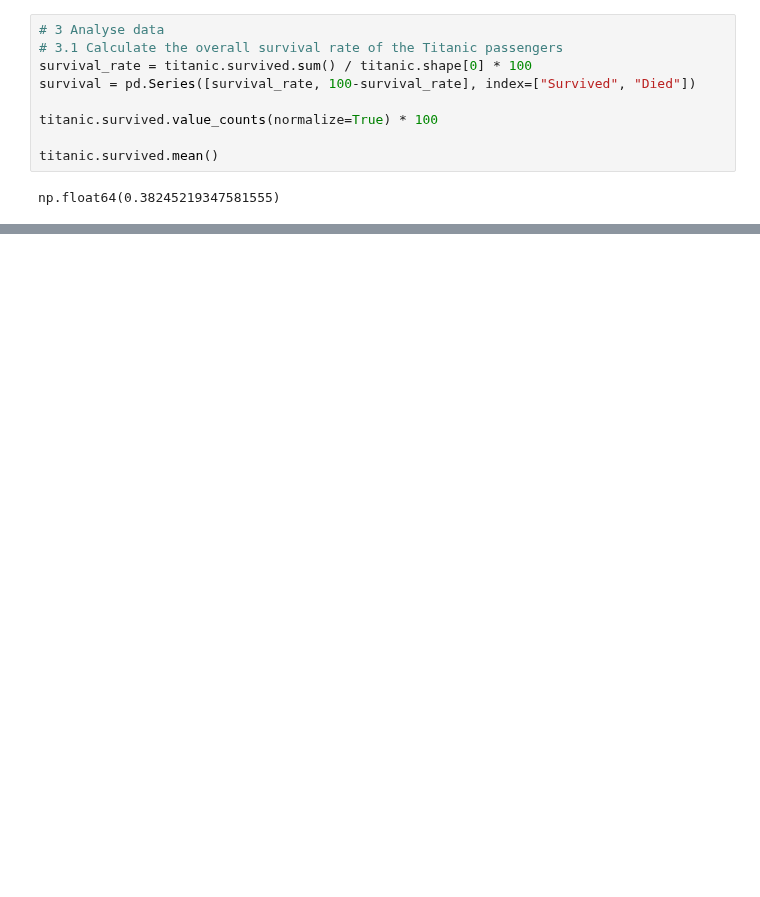
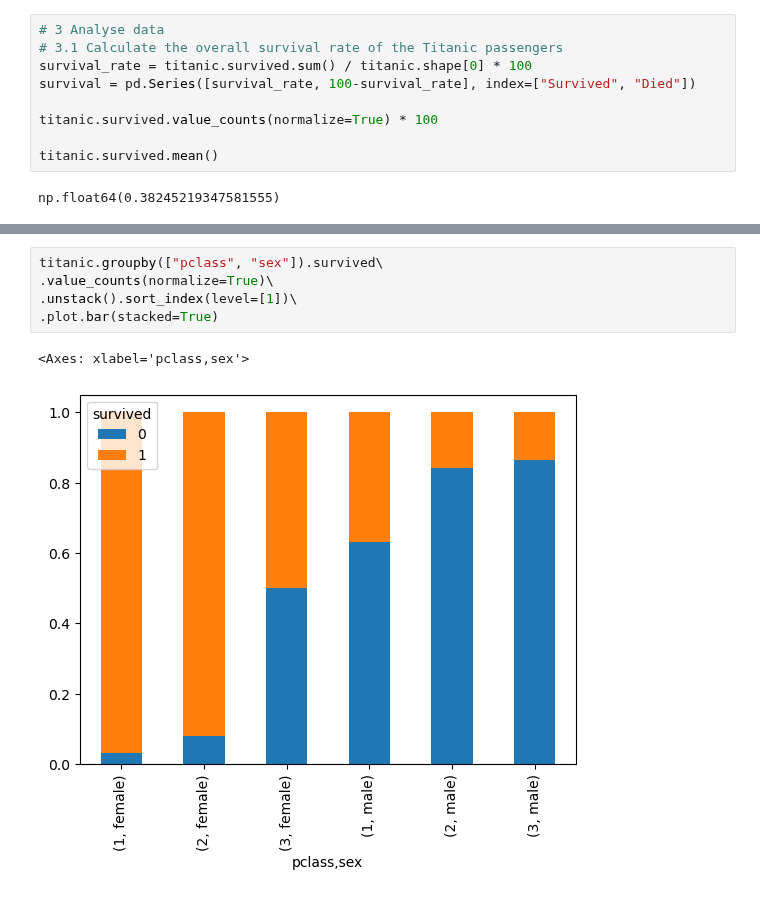
Before and after one commit to moiap13/nomades_python_programming_langugage, a Jupyter notebook: numpy_pandas/student_exercises/corrections/pandas/titanic/titanic.ipynb, the cells around one changed output, grey strips where cells are left out. Cells and saved outputs as stored; diff of their text form; blank space fills up the shorter version.

```diff
--- a/numpy_pandas/student_exercises/corrections/pandas/titanic/titanic.ipynb
+++ b/numpy_pandas/student_exercises/corrections/pandas/titanic/titanic.ipynb
@@ -134,0 +181,8 @@ group = titanic.groupby(["pclass", "embarked"])
+# %%
+titanic.groupby(["pclass", "sex"]).survived\
+.value_counts(normalize=True)\
+.unstack().sort_index(level=[1])\
+.plot.bar(stacked=True)
+# %% [output]
+<Axes: xlabel='pclass,sex'>
+[figure, added]
```
Also changed, not shown: parts of 18 cells of this notebook, 18 other files.
